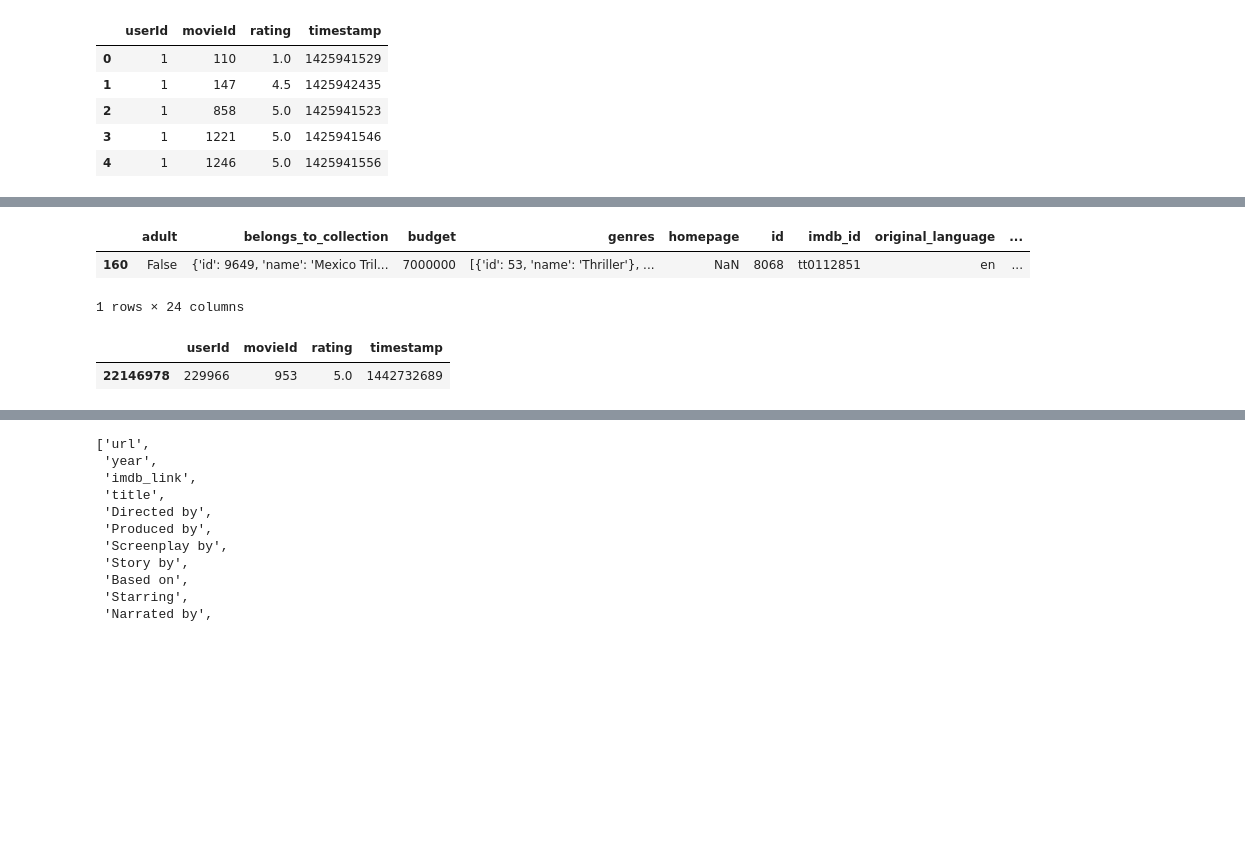
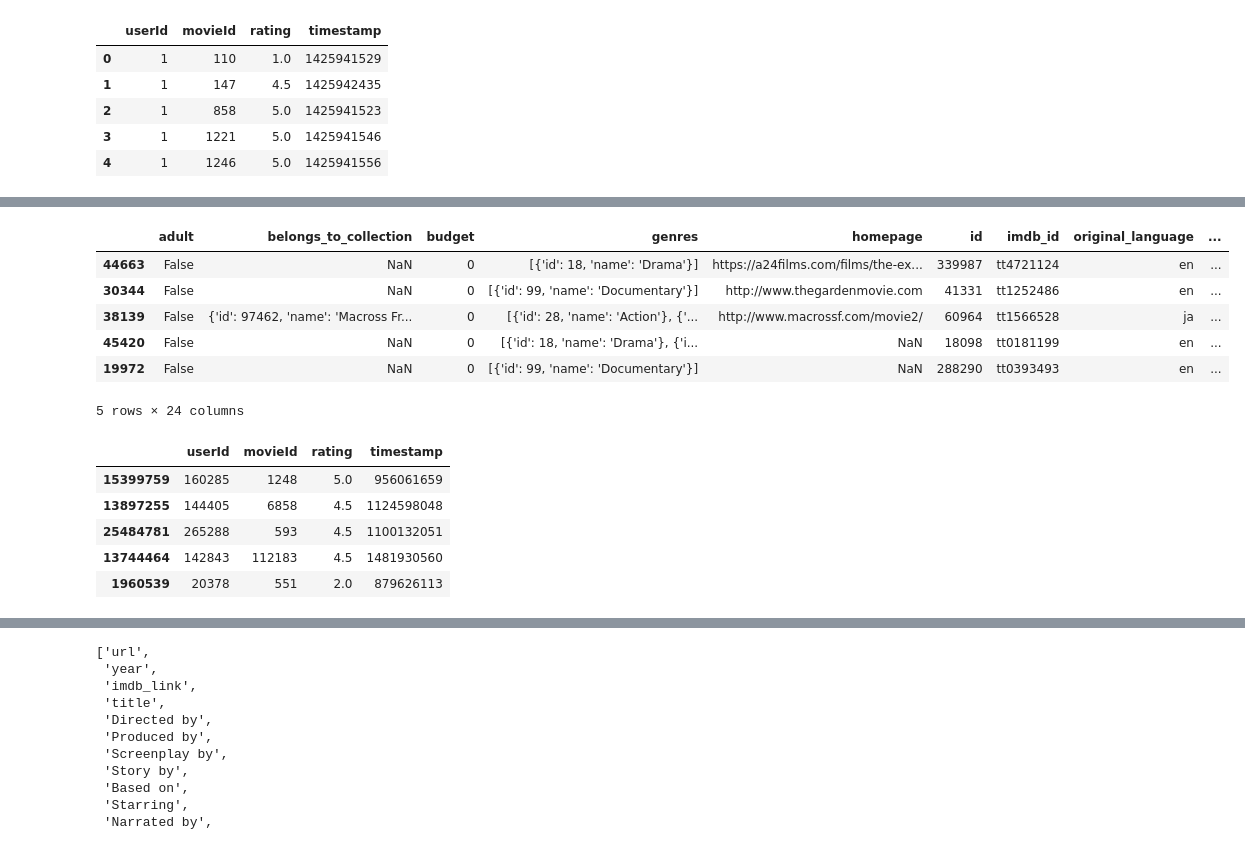
Before and after one commit to melpatjen16/Movies-ETL, a Jupyter notebook: Movies-ETL.ipynb, the cells around one changed output, grey strips where cells are left out. Drawn from its saved outputs; the diff is of its cells as text; code cells hidden in the pictures; blank space fills up the shorter version.

```diff
--- a/Movies-ETL.ipynb
+++ b/Movies-ETL.ipynb
@@ -78,14 +114,22 @@ ratings.head()
 # %%
-kaggle_metadata.sample()
+kaggle_metadata.sample(5)
 # %% [output]
 |  | adult | belongs_to_collection | budget | genres | homepage | id | imdb_id | original_language | ... |
-| 160 | False | {'id': 9649, 'name': 'Mexico Tril... | 7000000 | [{'id': 53, 'name': 'Thriller'}, ... | NaN | 8068 | tt0112851 | en | ... |
+| 44663 | False | NaN | 0 | [{'id': 18, 'name': 'Drama'}] | https://a24films.com/films/the-ex... | 339987 | tt4721124 | en | ... |
+| 30344 | False | NaN | 0 | [{'id': 99, 'name': 'Documentary'}] | http://www.thegardenmovie.com | 41331 | tt1252486 | en | ... |
+| 38139 | False | {'id': 97462, 'name': 'Macross Fr... | 0 | [{'id': 28, 'name': 'Action'}, {'... | http://www.macrossf.com/movie2/ | 60964 | tt1566528 | ja | ... |
+| 45420 | False | NaN | 0 | [{'id': 18, 'name': 'Drama'}, {'i... | NaN | 18098 | tt0181199 | en | ... |
+| 19972 | False | NaN | 0 | [{'id': 99, 'name': 'Documentary'}] | NaN | 288290 | tt0393493 | en | ... |
-1 rows × 24 columns
+5 rows × 24 columns
 # %%
-ratings.sample()
+ratings.sample(5)
 # %% [output]
 |  | userId | movieId | rating | timestamp |
-| 22146978 | 229966 | 953 | 5.0 | 1442732689 |
+| 15399759 | 160285 | 1248 | 5.0 | 956061659 |
+| 13897255 | 144405 | 6858 | 4.5 | 1124598048 |
+| 25484781 | 265288 | 593 | 4.5 | 1100132051 |
+| 13744464 | 142843 | 112183 | 4.5 | 1481930560 |
+| 1960539 | 20378 | 551 | 2.0 | 879626113 |
 # %%
 wiki_movies_df = pd.DataFrame(wiki_movies_raw)
 # %%
```
Also changed, not shown: parts of 16 cells of this notebook.
